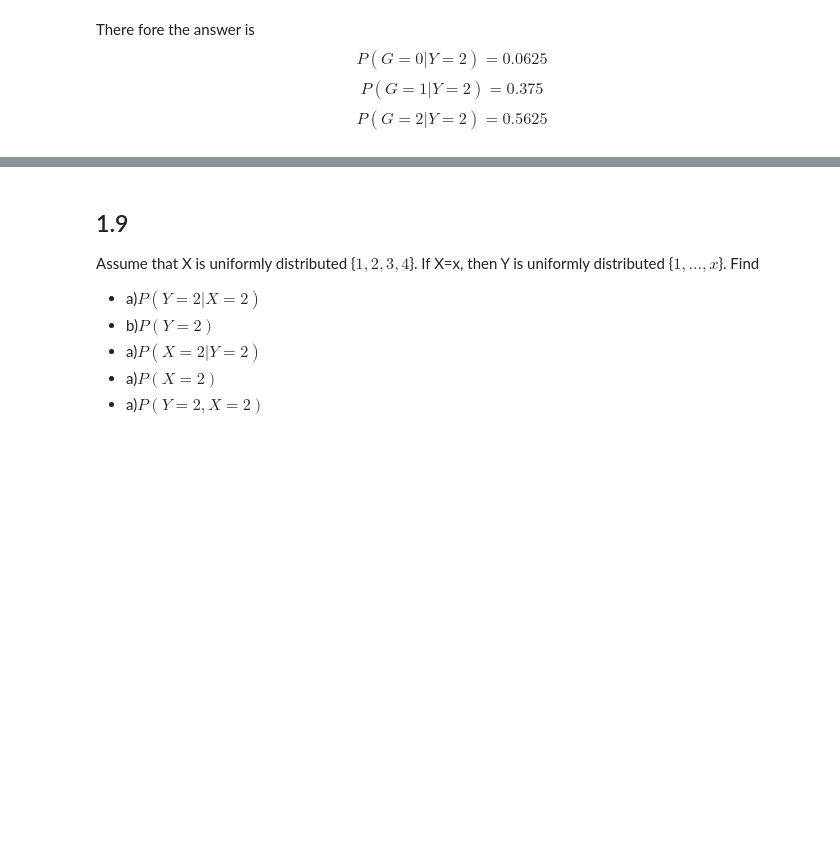
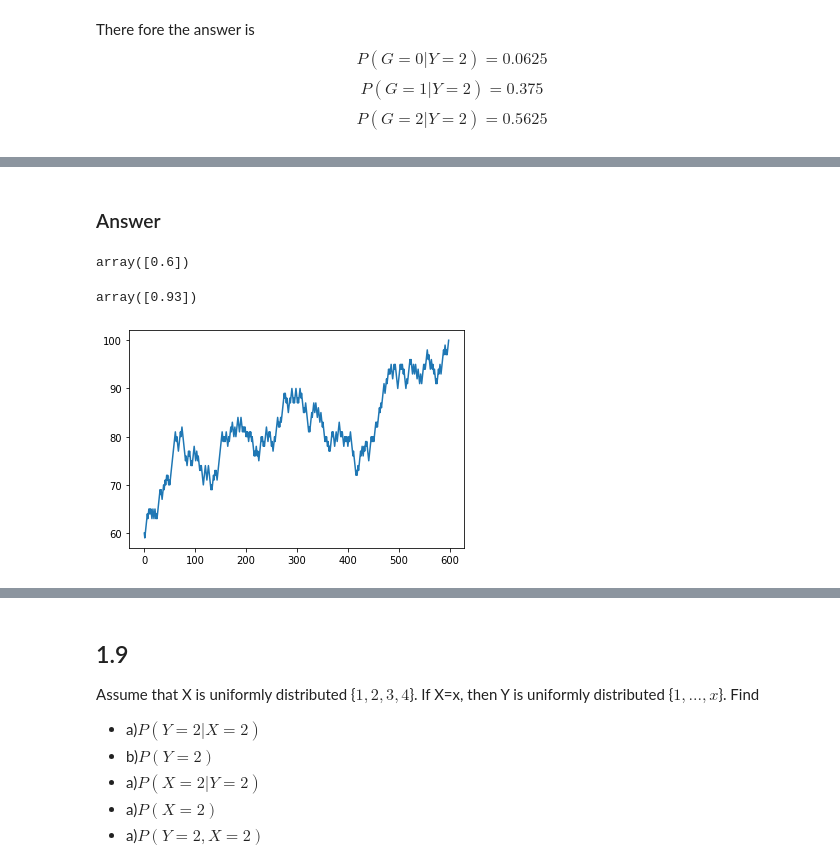
Before and after one commit to larispardo/StochasticProcessR, a Jupyter notebook: Chapter01_py.ipynb, the cells around one changed output, grey strips where cells are left out. Drawn from its saved outputs; the diff is of its cells as text; code cells hidden in the pictures; blank space fills up the shorter version.

```diff
--- a/Chapter01_py.ipynb
+++ b/Chapter01_py.ipynb
@@ -219,0 +794,2 @@ $$P(G=2|Y=2)=0.5625$$
+# %% [markdown]
+### Answer
@@ -219,0 +828,14 @@ $$P(G=2|Y=2)=0.5625$$
+# %%
+wlk = GamblingWalk(60)
+wlk.P_w()
+# %% [output]
+array([0.6])
+# %%
+wlk = GamblingWalk(60, 0.51)
+wlk.P_w()
+# %% [output]
+array([0.93])
+# %%
+wlk.plotWalk()
+# %% [output]
+[figure, added]
```
Also changed, not shown: parts of 99 cells of this notebook, 1 other file.
